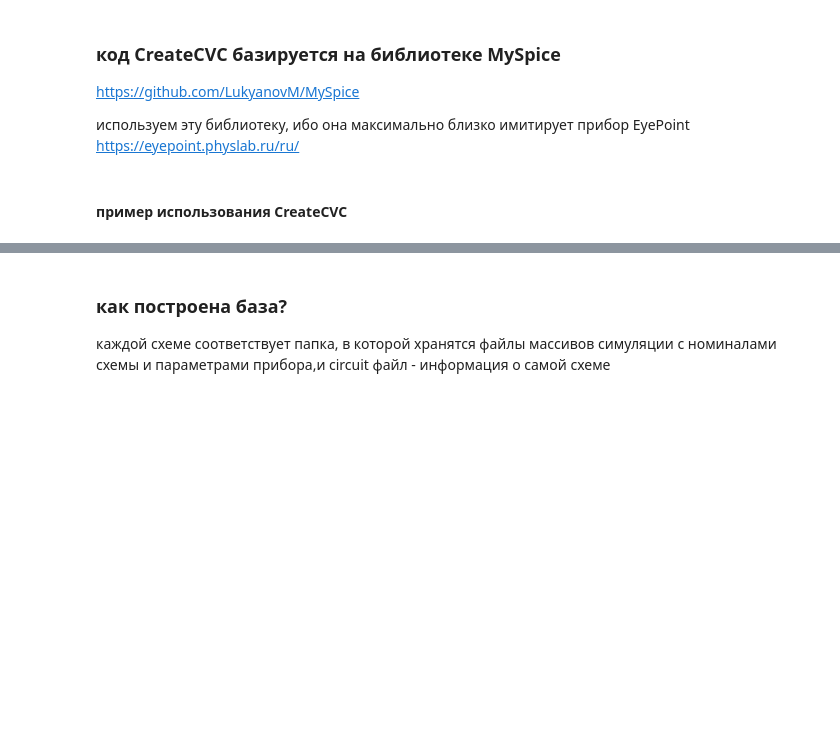
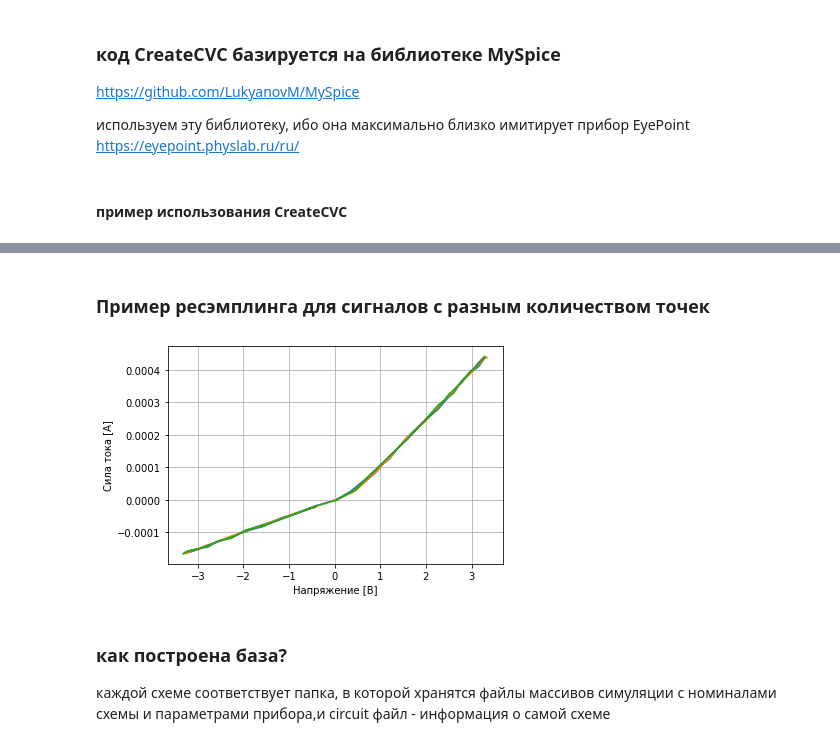
Before and after one commit to vasily84/PySpice_CurveTracer, a Jupyter notebook: PySpice_EyePoint_CurveTracer.ipynb, the cells around one changed output, grey strips where cells are left out. Cells and saved outputs as stored; diff of their text form; code cells hidden in the pictures; blank space fills up the shorter version.

```diff
--- a/PySpice_EyePoint_CurveTracer.ipynb
+++ b/PySpice_EyePoint_CurveTracer.ipynb
@@ -121,7 +122,7 @@ import numpy
 
 class CurveTracer_Settings():
     """ EyePoint hardware settings struct"""
-    def __init__(self,F=10_000,V=3.3,Rcs=0,SNR=40.0,lendata=50,cycle=3):
+    def __init__(self,F=10_000,V=3.3,Rcs=0,SNR=40.0,lendata=64,cycle=3):
         self.F = F
         self.V = V
         self.Rcs = Rcs
@@ -210,3 +211,28 @@ Wall time: 576 ms
+# %% [markdown]
+### Пример ресэмплинга для сигналов с разным количеством точек
+# %%
+
+NewPoints = 50
+for Points in [120,170,1000]:
+    circuit = Circuit('RD')
+    circuit.include(spice_library['1N4148'])
+    circuit.R(1,'input',1,10@u_kOhm)
+    circuit.X('D1', '1N4148', 1, circuit.gnd)
+    circuit.R(2,'input',circuit.gnd,20@u_kOhm)
+
+    CurveTracer_Settings(lendata=Points)
+    analysis = CreateCVC(circuit)
+
+    plt.grid()
+    input_dummy = resample(analysis.input_dummy, NewPoints)
+    VCurrent = resample(analysis.VCurrent, NewPoints)
+    plt.plot(input_dummy, VCurrent)
+
+plt.xlabel('Напряжение [В]')
+plt.ylabel('Сила тока [А]')
+plt.show()
+# %% [output]
+[figure, added]
 # %% [markdown]
 ### как построена база?
 каждой схеме соответствует папка, в которой хранятся файлы массивов симуляции c номиналами схемы и параметрами прибора,и circuit файл - информация о самой схеме
```
Also changed, not shown: parts of 12 cells of this notebook.
